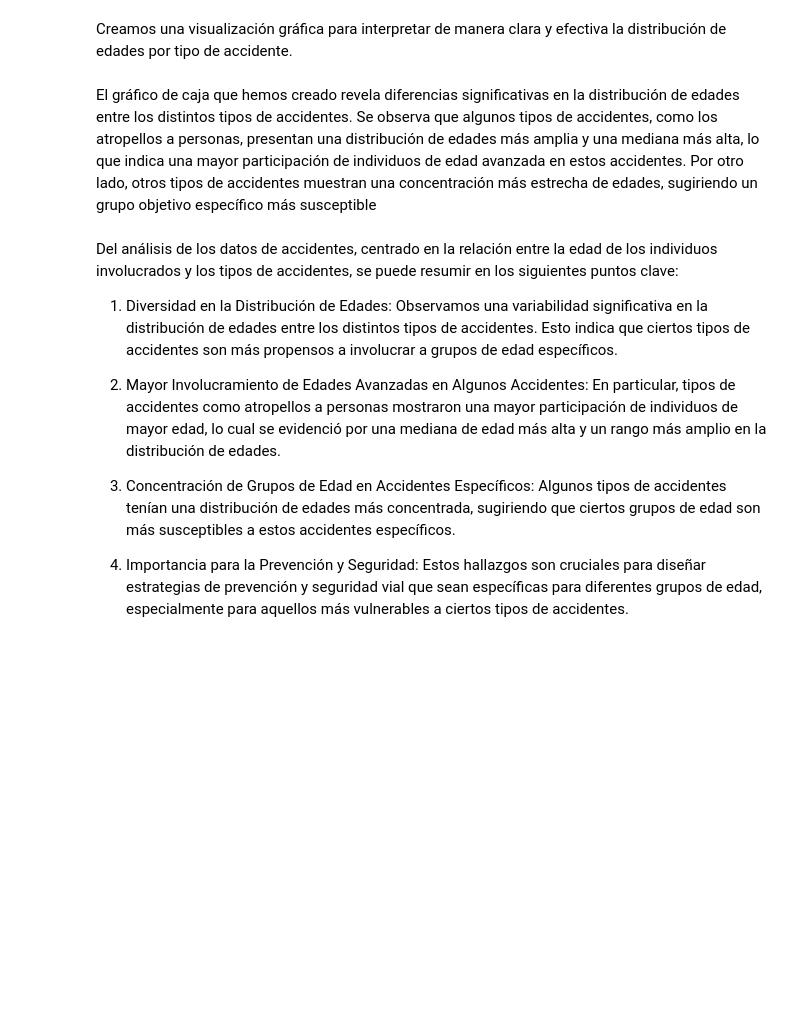
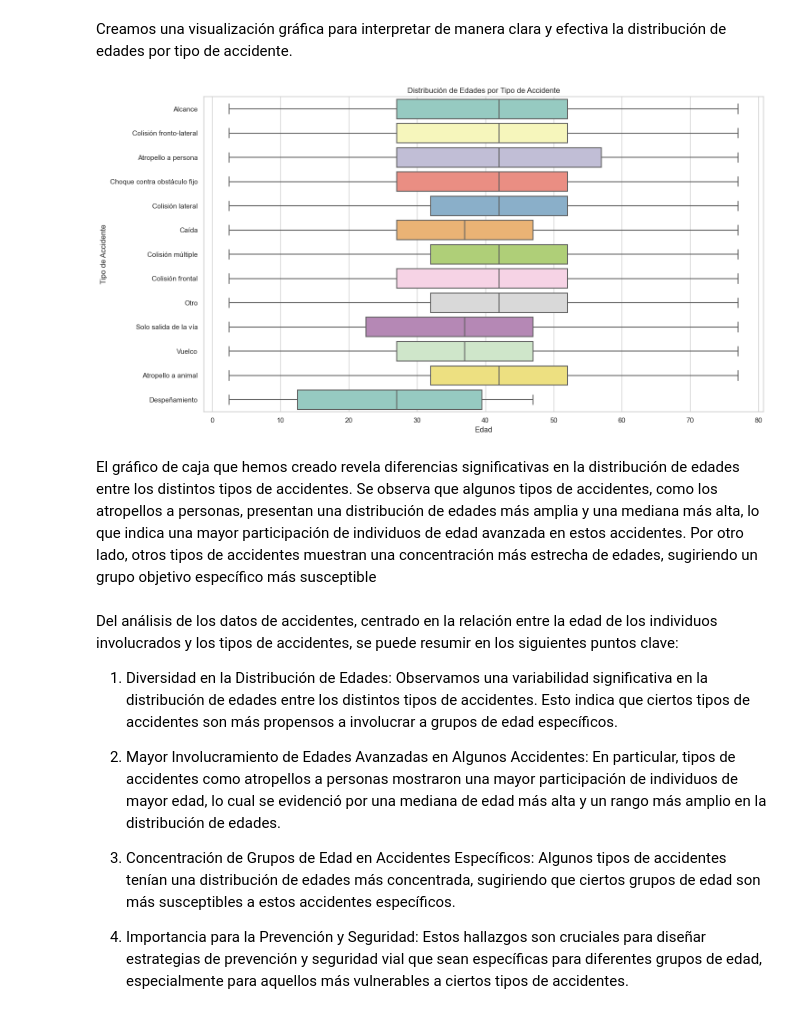
Before and after one commit to lucaramirezo/Traffic-Network-Transparency, a Jupyter notebook: Exploratory-Descriptive_Data_Analysis.ipynb, the cells around one changed output. Saved outputs shown, nothing was run; the diff lists cells and outputs as text; code cells hidden in the pictures; blank space fills up the shorter version.

```diff
--- a/Exploratory-Descriptive_Data_Analysis.ipynb
+++ b/Exploratory-Descriptive_Data_Analysis.ipynb
@@ -310,16 +324,18 @@ Creamos una visualización gráfica para interpretar de manera clara y efectiva
 # %%
 # Crear un gráfico de caja para visualizar la distribución de edades por tipo de accidente
 plt.figure(figsize=(15, 8))
-sns.boxplot(x='edad_media', y='tipo_accidente', data=combined_data, palette="Set3")
+sns.boxplot(x='marca_clase_edad', y='tipo_accidente', data=combined_data, palette="Set3")
 
 # Título y etiquetas
 plt.title('Distribución de Edades por Tipo de Accidente')
 plt.xlabel('Edad')
 plt.ylabel('Tipo de Accidente')
 
 # Mostrar el gráfico
 plt.tight_layout()
 plt.show()
+# %% [output]
+[figure, added]
 # %% [markdown]
 El gráfico de caja que hemos creado revela diferencias significativas en la distribución de edades entre los distintos tipos de accidentes. Se observa que algunos tipos de accidentes, como los atropellos a personas, presentan una distribución de edades más amplia y una mediana más alta, lo que indica una mayor participación de individuos de edad avanzada en estos accidentes. Por otro lado, otros tipos de accidentes muestran una concentración más estrecha de edades, sugiriendo un grupo objetivo específico más susceptible
 # %% [markdown]
```
Also changed, not shown: parts of 3 cells of this notebook.
